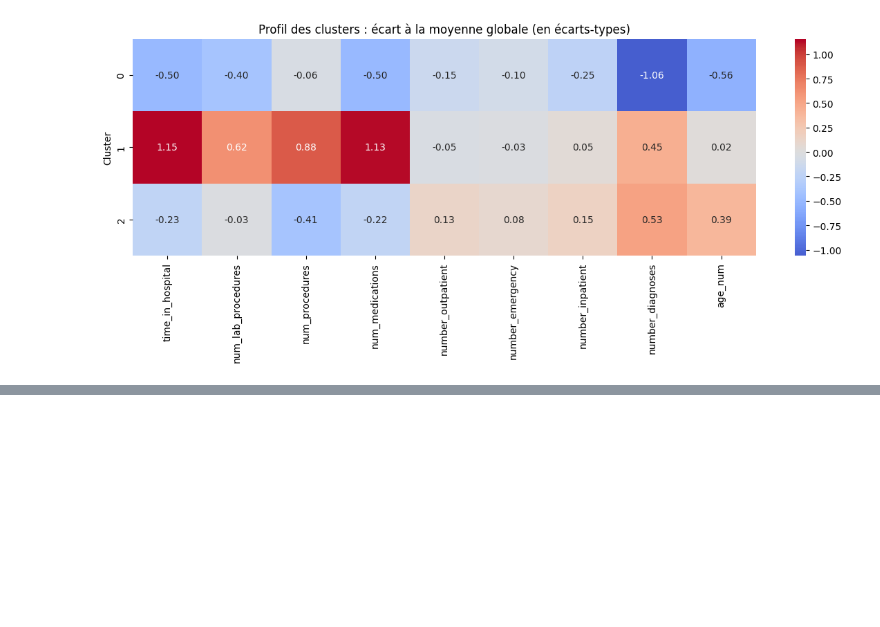
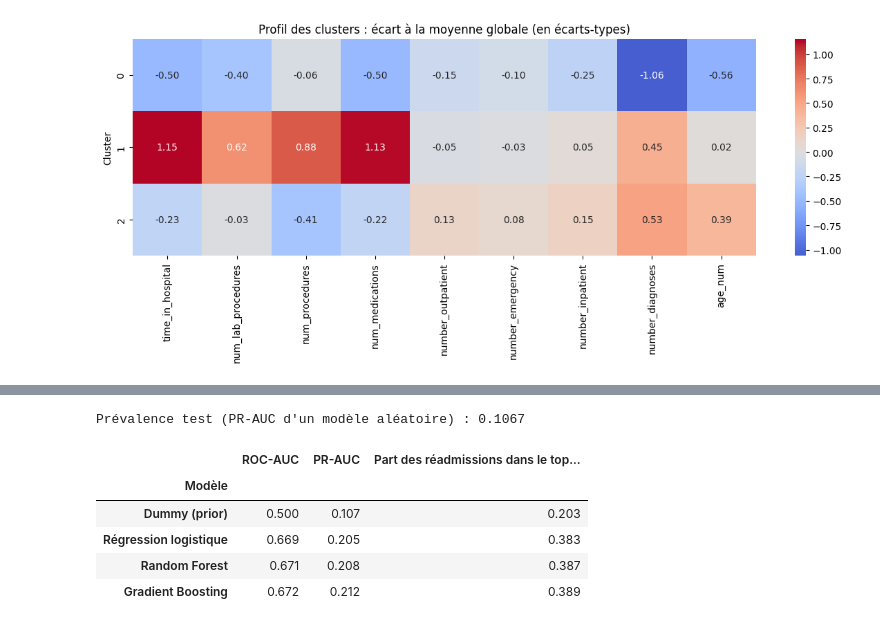
Before and after one commit to AlaKh09/Mentalist, a Jupyter notebook: mentalist_part1.ipynb, the cells around one changed output, grey strips where cells are left out. Saved outputs shown, nothing was run; the diff lists cells and outputs as text; code cells hidden in the pictures; blank space fills up the shorter version.

```diff
--- a/mentalist_part1.ipynb
+++ b/mentalist_part1.ipynb
@@ -3148,0 +3246,25 @@ plt.ylabel("Cluster"); plt.tight_layout(); plt.show()
+# %%
+def recall_at_top(y_true, score, frac=0.20):
+    n = int(len(y_true) * frac)
+    idx = np.argsort(-score)[:n]
+    return np.asarray(y_true)[idx].sum() / np.asarray(y_true).sum()
+
+rows = []
+for name, s in scores_test.items():
+    rows.append({
+        "Modèle": name,
+        "ROC-AUC": roc_auc_score(y_test, s),
+        "PR-AUC": average_precision_score(y_test, s),
+        "Part des réadmissions dans le top 20 %": recall_at_top(y_test, s),
+    })
+res_rank = pd.DataFrame(rows).set_index("Modèle")
+print("Prévalence test (PR-AUC d'un modèle aléatoire) :", round(y_test.mean(), 4))
+display(res_rank.round(3))
+# %% [output]
+Prévalence test (PR-AUC d'un modèle aléatoire) : 0.1067
+|  | ROC-AUC | PR-AUC | Part des réadmissions dans le top... |
+| Modèle |  |  |  |
+| Dummy (prior) | 0.500 | 0.107 | 0.203 |
+| Régression logistique | 0.669 | 0.205 | 0.383 |
+| Random Forest | 0.671 | 0.208 | 0.387 |
+| Gradient Boosting | 0.672 | 0.212 | 0.389 |
```
Also changed, not shown: parts of 19 cells of this notebook.
